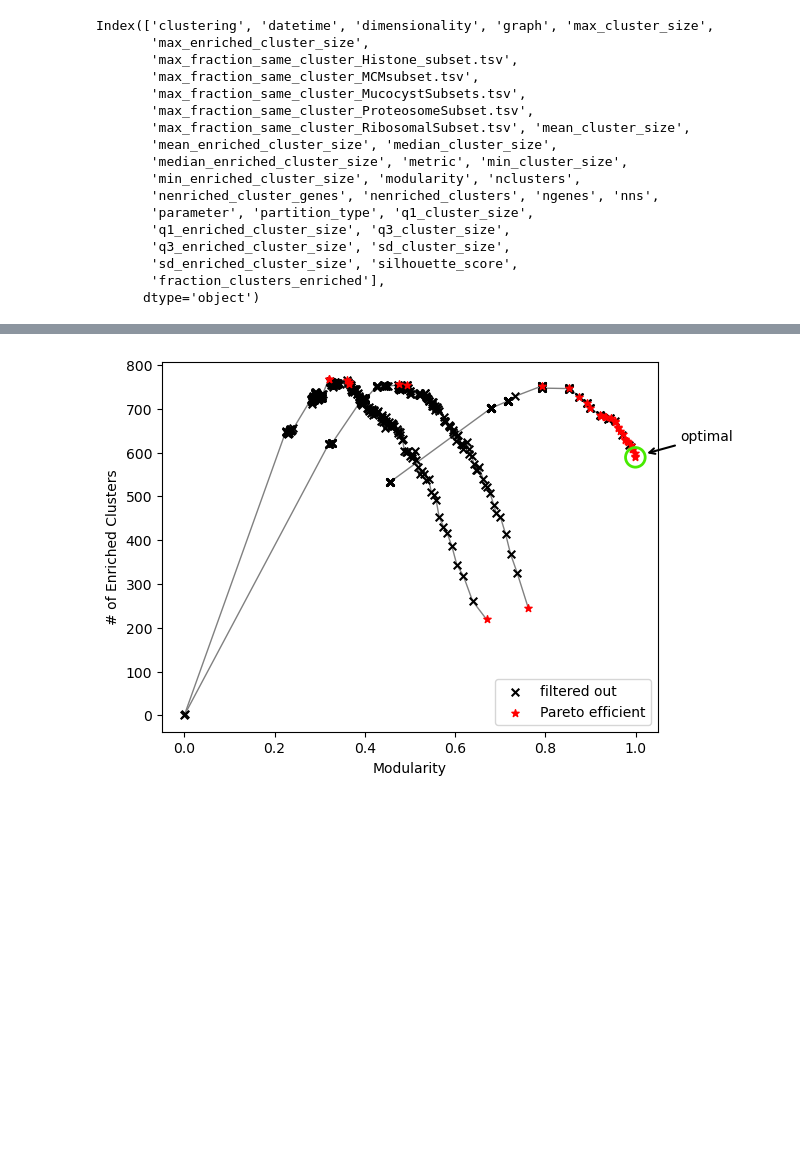
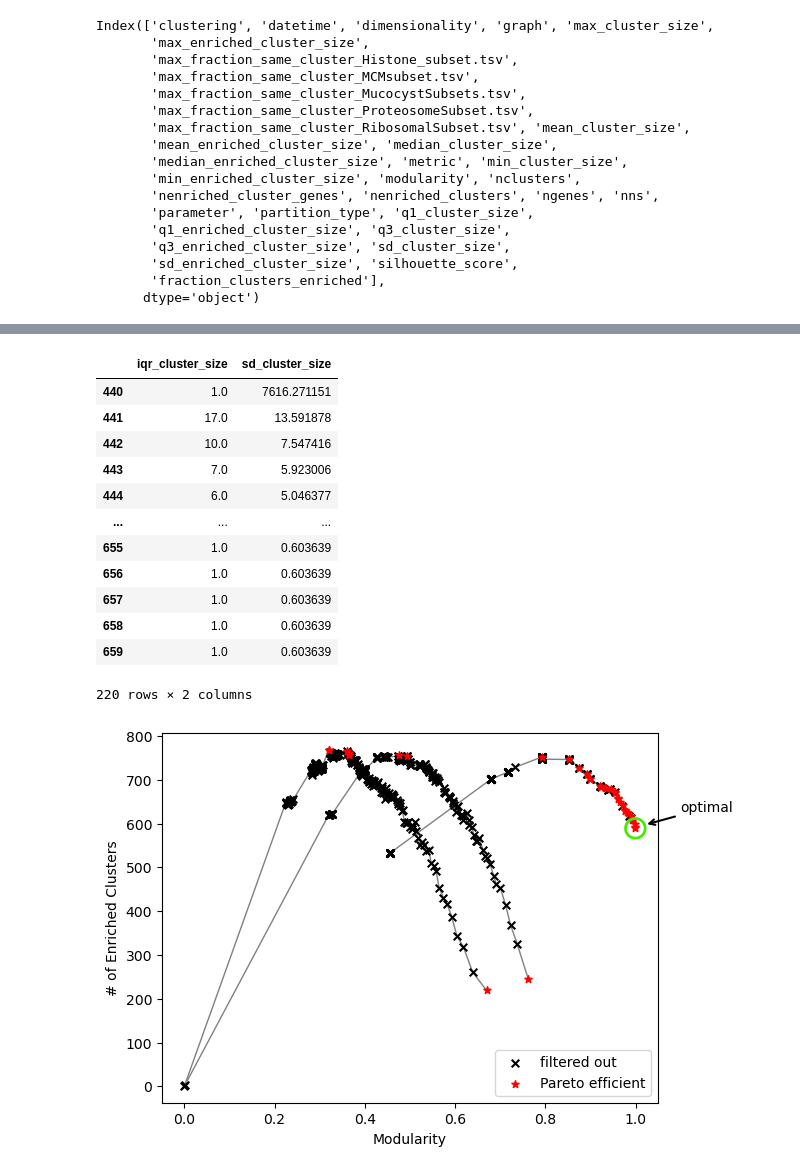
Before and after one commit to ltsypin/TGNE-2022, a Jupyter notebook: TGNE/clustering_optimization/scan_plots_bokeh.ipynb, the cells around one changed output, grey strips where cells are left out. Saved outputs shown, nothing was run; the diff lists cells and outputs as text; code cells hidden in the pictures; blank space fills up the shorter version.

```diff
--- a/TGNE/clustering_optimization/scan_plots_bokeh.ipynb
+++ b/TGNE/clustering_optimization/scan_plots_bokeh.ipynb
@@ -469,3 +485,19 @@ microarray_stats_df['cv_enriched_cluster_size'] = microarray_stats_df['mean_enri
+# %%
+microarray_stats_df.loc[(microarray_stats_df['nns'] == 3)][['iqr_cluster_size', 'sd_cluster_size']]
+# %% [output]
+|  | iqr_cluster_size | sd_cluster_size |
+| 440 | 1.0 | 7616.271151 |
+| 441 | 17.0 | 13.591878 |
+| 442 | 10.0 | 7.547416 |
+| 443 | 7.0 | 5.923006 |
+| 444 | 6.0 | 5.046377 |
+| ... | ... | ... |
+| 655 | 1.0 | 0.603639 |
+| 656 | 1.0 | 0.603639 |
+| 657 | 1.0 | 0.603639 |
+| 658 | 1.0 | 0.603639 |
+| 659 | 1.0 | 0.603639 |
+220 rows × 2 columns
 # %%
 # y_all_stats = ['nenriched_clusters', 'fraction_clusters_enriched']
 
```
Also changed, not shown: parts of 1 cell of this notebook, 14 other files.
